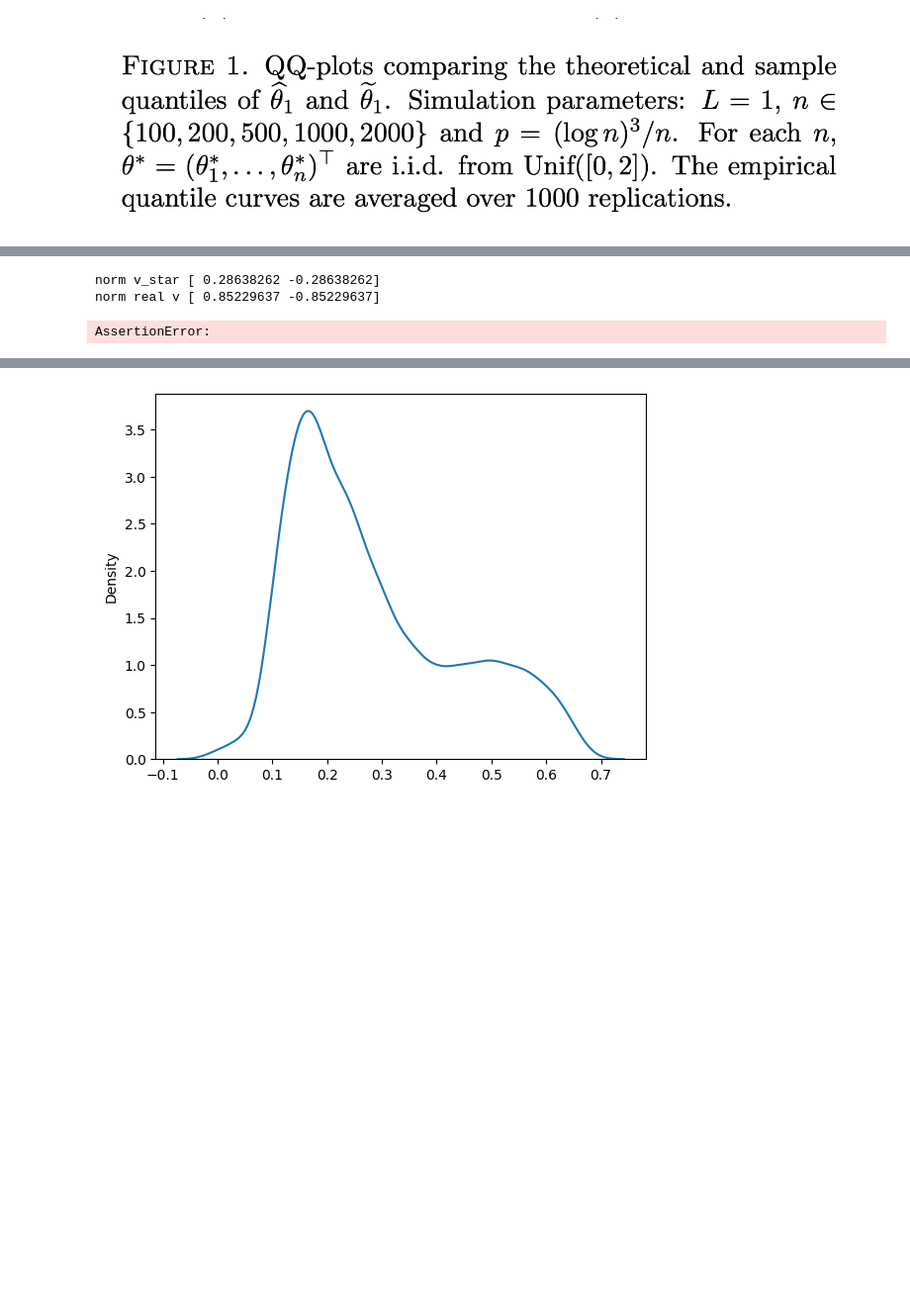
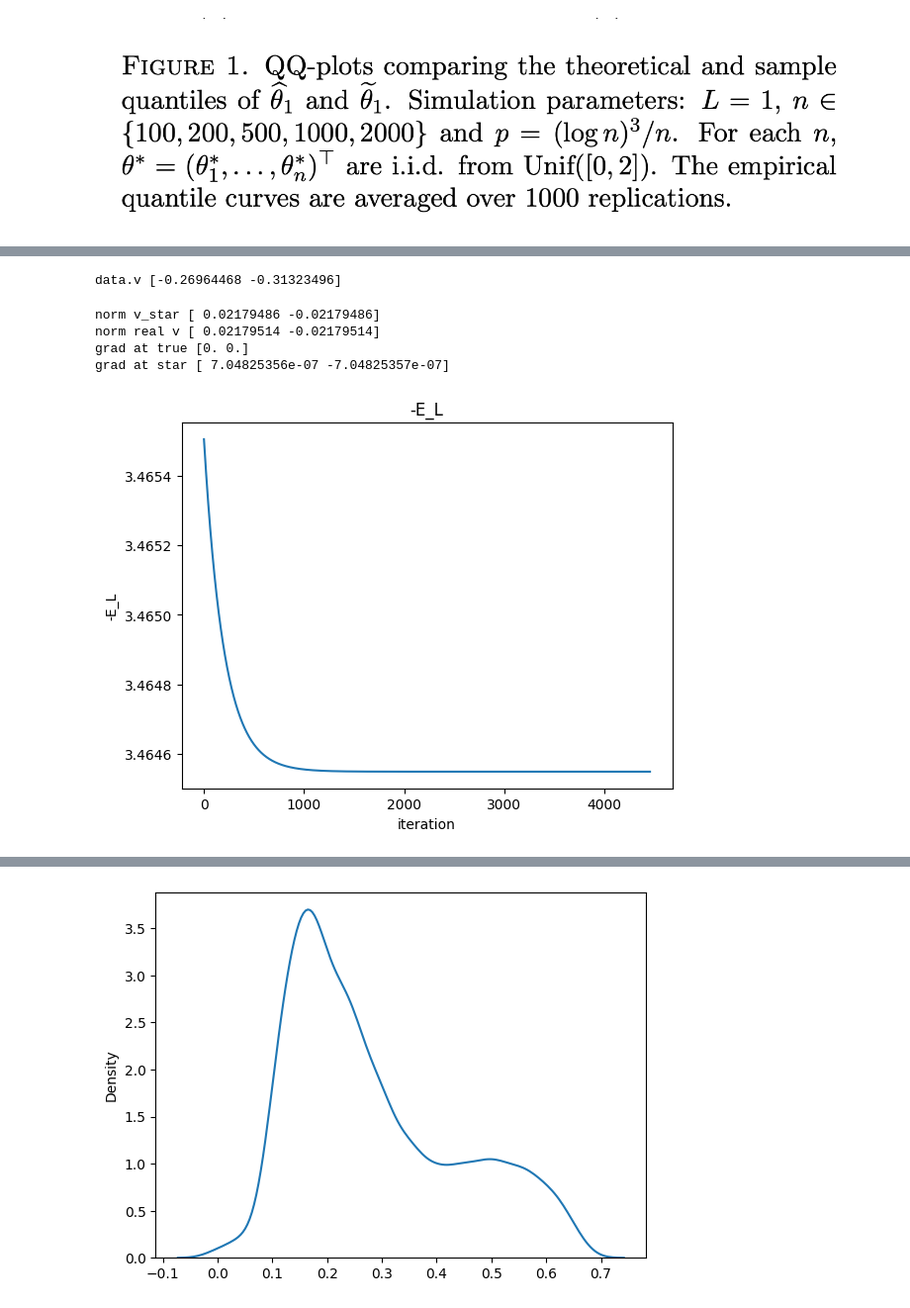
Before and after one commit to PankevichSergey/btl, a Jupyter notebook: exp.ipynb, the cells around one changed output, grey strips where cells are left out. Shown at 99% size. Cells and saved outputs as stored; diff of their text form; code cells hidden in the pictures; blank space fills up the shorter version.

```diff
--- a/exp.ipynb
+++ b/exp.ipynb
@@ -18,34 +20,37 @@ def check_E_L():
 
     data = GaoData(2, 1, 5, (-1, 1))
     print("data.v", data.v)
 
     v_star, log_f, log_iters = GradientDescent(
         lambda v: -calc_E_L_grad(data, v),
         np.random.rand(data.p),
         alpha=1e-3,
-        max_iter=100,
+        max_iter=10000,
         f=lambda v: -calc_E_L(data, v),
         verbose_iter=1,
     )
 
     print("norm v_star", normalize(v_star))
 
     print("norm real v", normalize(data.v))
 
     assert np.allclose(normalize(v_star), normalize(data.v), atol=1e-3)
 
     print("grad at true", calc_E_L_grad(data, data.v))
     print("grad at star", calc_E_L_grad(data, v_star))
 
     plt.plot(log_iters, log_f)
     plt.title("-E_L")
     plt.xlabel("iteration")
     plt.ylabel("-E_L")
     plt.show()
 
 
 check_E_L()
 # %% [output]
-norm v_star [ 0.28638262 -0.28638262]
-norm real v [ 0.85229637 -0.85229637]
+data.v [-0.26964468 -0.31323496]
-AssertionError:
+norm v_star [ 0.02179486 -0.02179486]
+norm real v [ 0.02179514 -0.02179514]
+grad at true [0. 0.]
+grad at star [ 7.04825356e-07 -7.04825357e-07]
+[figure, added]
```
Also changed, not shown: parts of 14 cells of this notebook, 4 other files.
